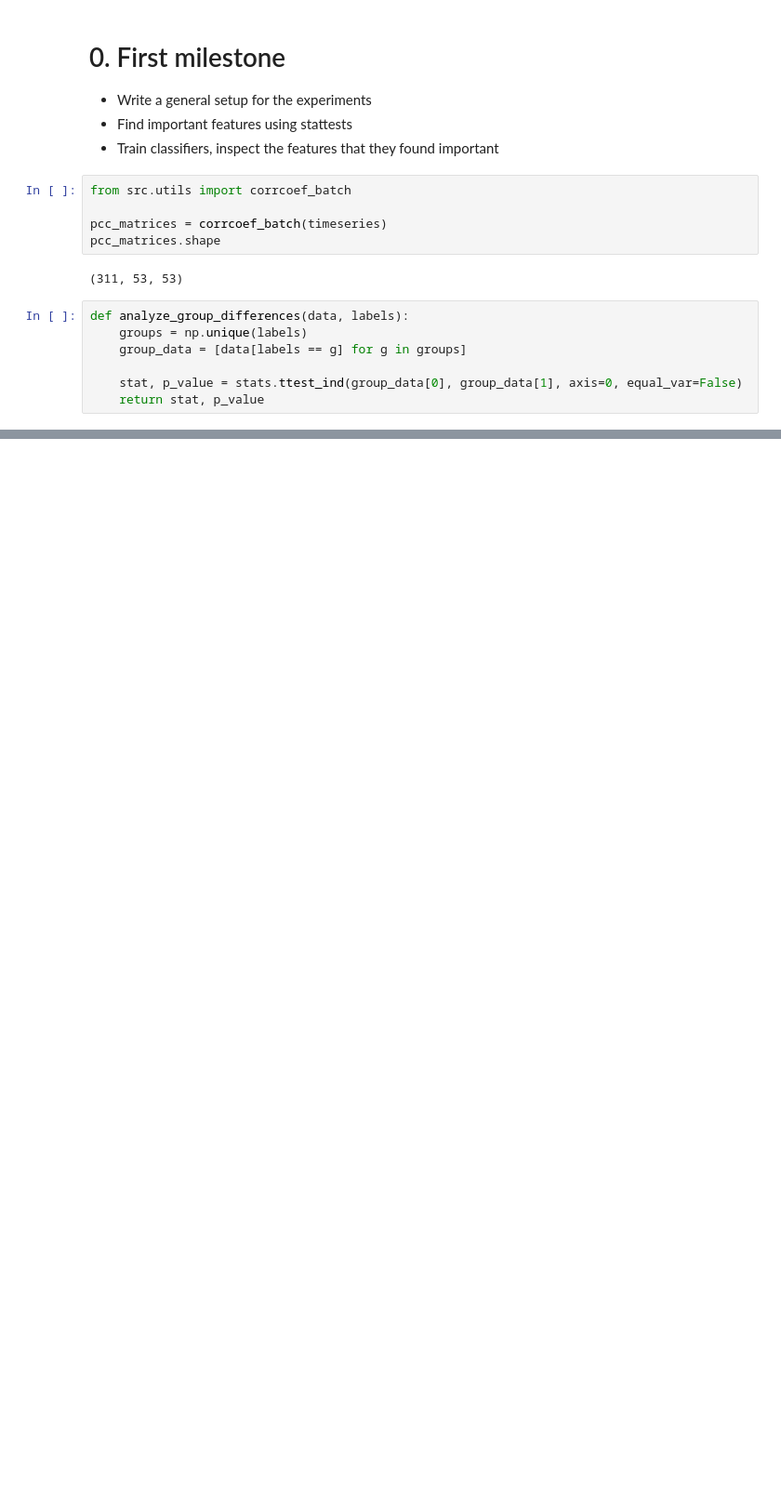
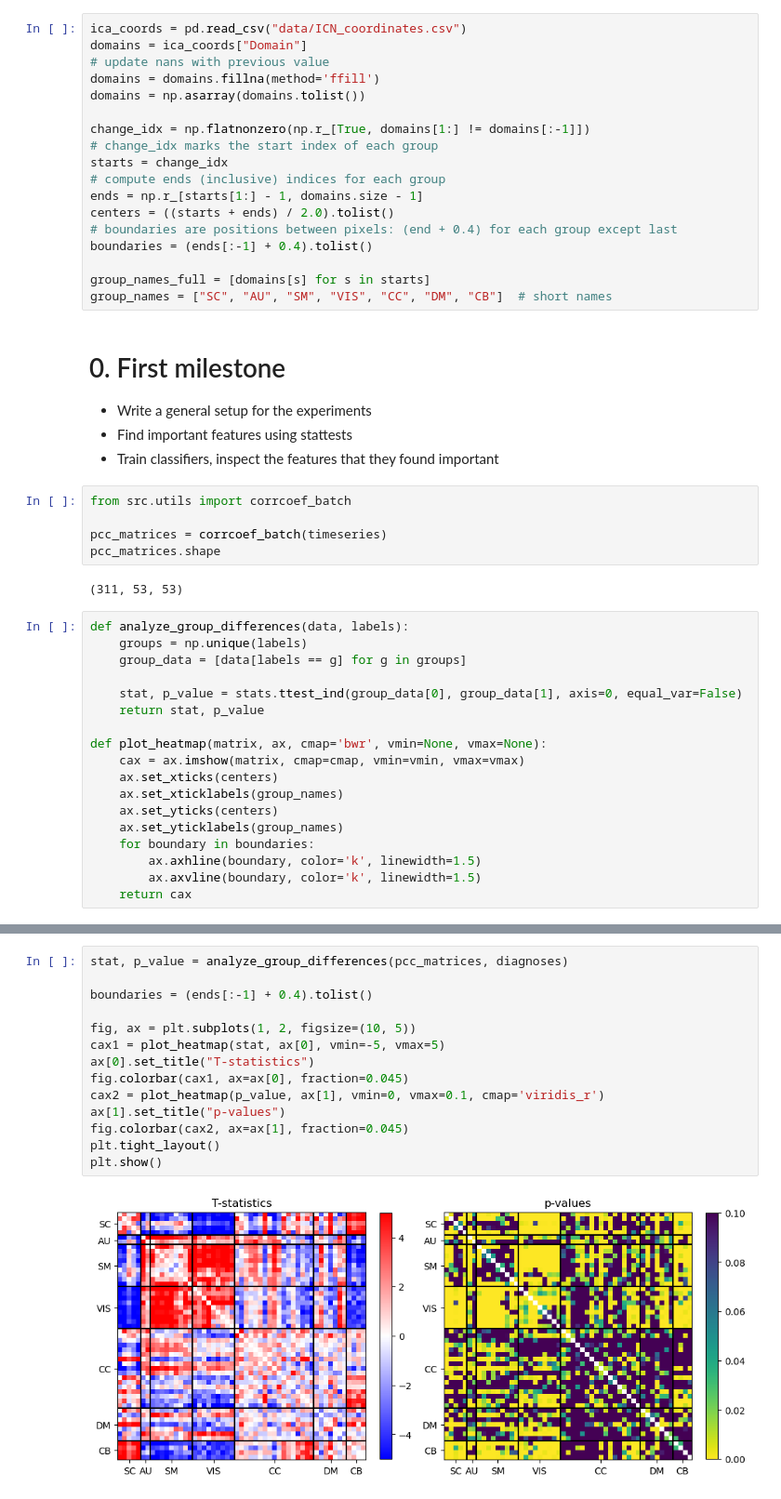
Before and after one commit to paavalipopov/adm-proj, a Jupyter notebook: 01_pcc.ipynb, the cells around one changed output, grey strips where cells are left out. Shown at 93% size. Saved outputs shown, nothing was run; the diff lists cells and outputs as text; blank space fills up the shorter version.

```diff
--- a/01_pcc.ipynb
+++ b/01_pcc.ipynb
@@ -30,6 +30,24 @@ print(f"# subjects: {timeseries.shape[0]}, # timepoints: {timeseries.shape[1]},
 9    Age Bins  Count Bin 1 (32.7-47.3)  117.00
 10   Age Bins  Count Bin 2 (47.3-62.0)   75.00
 # subjects: 311, # timepoints: 140, # features: 53
+# %%
+ica_coords = pd.read_csv("data/ICN_coordinates.csv")
+domains = ica_coords["Domain"]
+# update nans with previous value
+domains = domains.fillna(method='ffill')
+domains = np.asarray(domains.tolist())
+
+change_idx = np.flatnonzero(np.r_[True, domains[1:] != domains[:-1]])
+# change_idx marks the start index of each group
+starts = change_idx
+# compute ends (inclusive) indices for each group
+ends = np.r_[starts[1:] - 1, domains.size - 1]
+centers = ((starts + ends) / 2.0).tolist()
+# boundaries are positions between pixels: (end + 0.4) for each group except last
+boundaries = (ends[:-1] + 0.4).tolist()
+
+group_names_full = [domains[s] for s in starts]
+group_names = ["SC", "AU", "SM", "VIS", "CC", "DM", "CB"]  # short names
 # %% [markdown]
 # 0. First milestone
 - Write a general setup for the experiments
@@ -49,3 +67,14 @@ def analyze_group_differences(data, labels):
 
     stat, p_value = stats.ttest_ind(group_data[0], group_data[1], axis=0, equal_var=False)
     return stat, p_value
+
+def plot_heatmap(matrix, ax, cmap='bwr', vmin=None, vmax=None):
+    cax = ax.imshow(matrix, cmap=cmap, vmin=vmin, vmax=vmax)
+    ax.set_xticks(centers)
+    ax.set_xticklabels(group_names)
+    ax.set_yticks(centers)
+    ax.set_yticklabels(group_names)
+    for boundary in boundaries:
+        ax.axhline(boundary, color='k', linewidth=1.5)
+        ax.axvline(boundary, color='k', linewidth=1.5)
+    return cax
@@ -58,0 +81,16 @@ plt.imshow(stat, cmap='bwr', vmin=-5, vmax=5)
+# %%
+stat, p_value = analyze_group_differences(pcc_matrices, diagnoses)
+
+boundaries = (ends[:-1] + 0.4).tolist()
+
+fig, ax = plt.subplots(1, 2, figsize=(10, 5))
+cax1 = plot_heatmap(stat, ax[0], vmin=-5, vmax=5)
+ax[0].set_title("T-statistics")
+fig.colorbar(cax1, ax=ax[0], fraction=0.045)
+cax2 = plot_heatmap(p_value, ax[1], vmin=0, vmax=0.1, cmap='viridis_r')
+ax[1].set_title("p-values")
+fig.colorbar(cax2, ax=ax[1], fraction=0.045)
+plt.tight_layout()
+plt.show()
+# %% [output]
+[figure, added]
```
Also changed, not shown: parts of 1 cell of this notebook.
